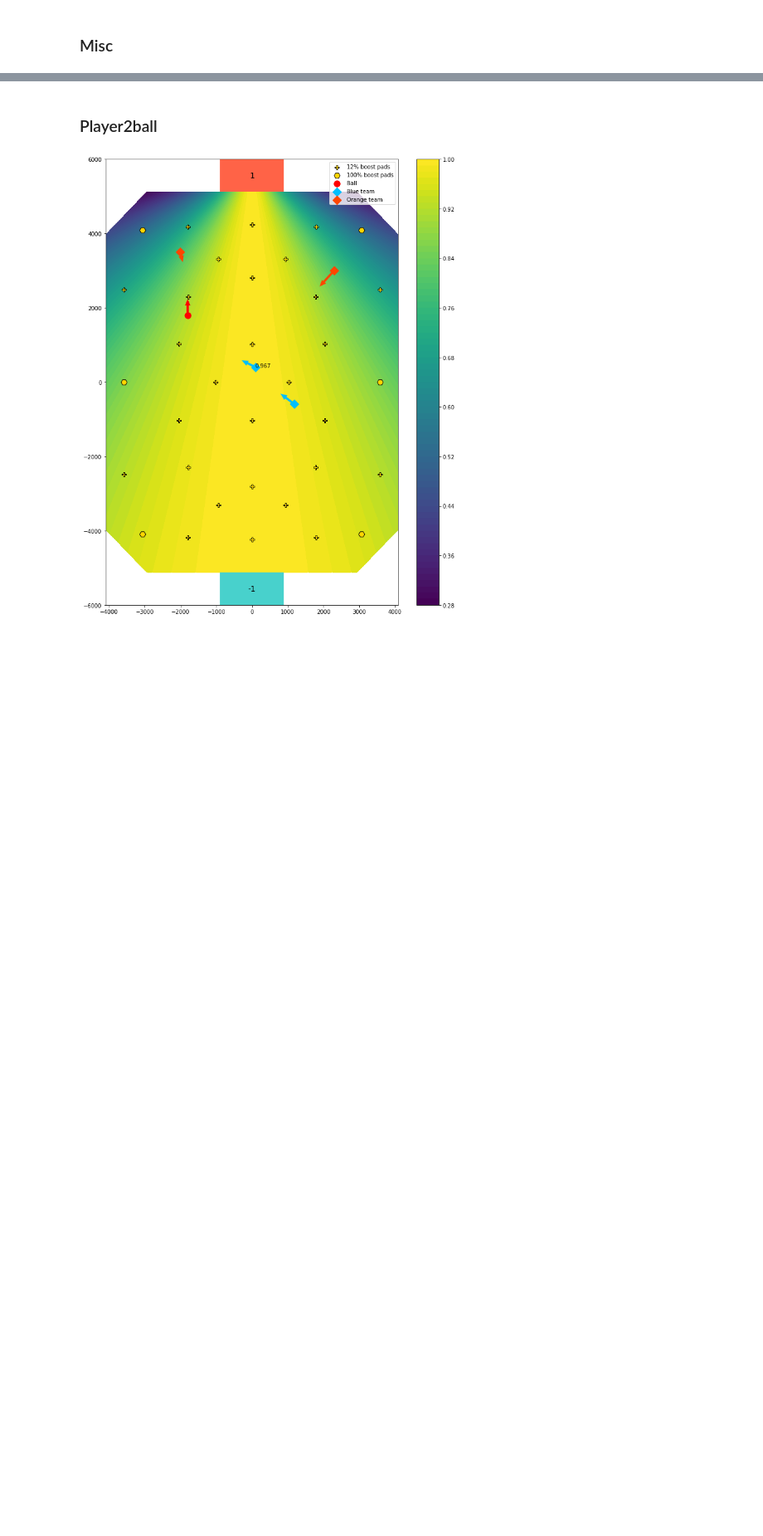
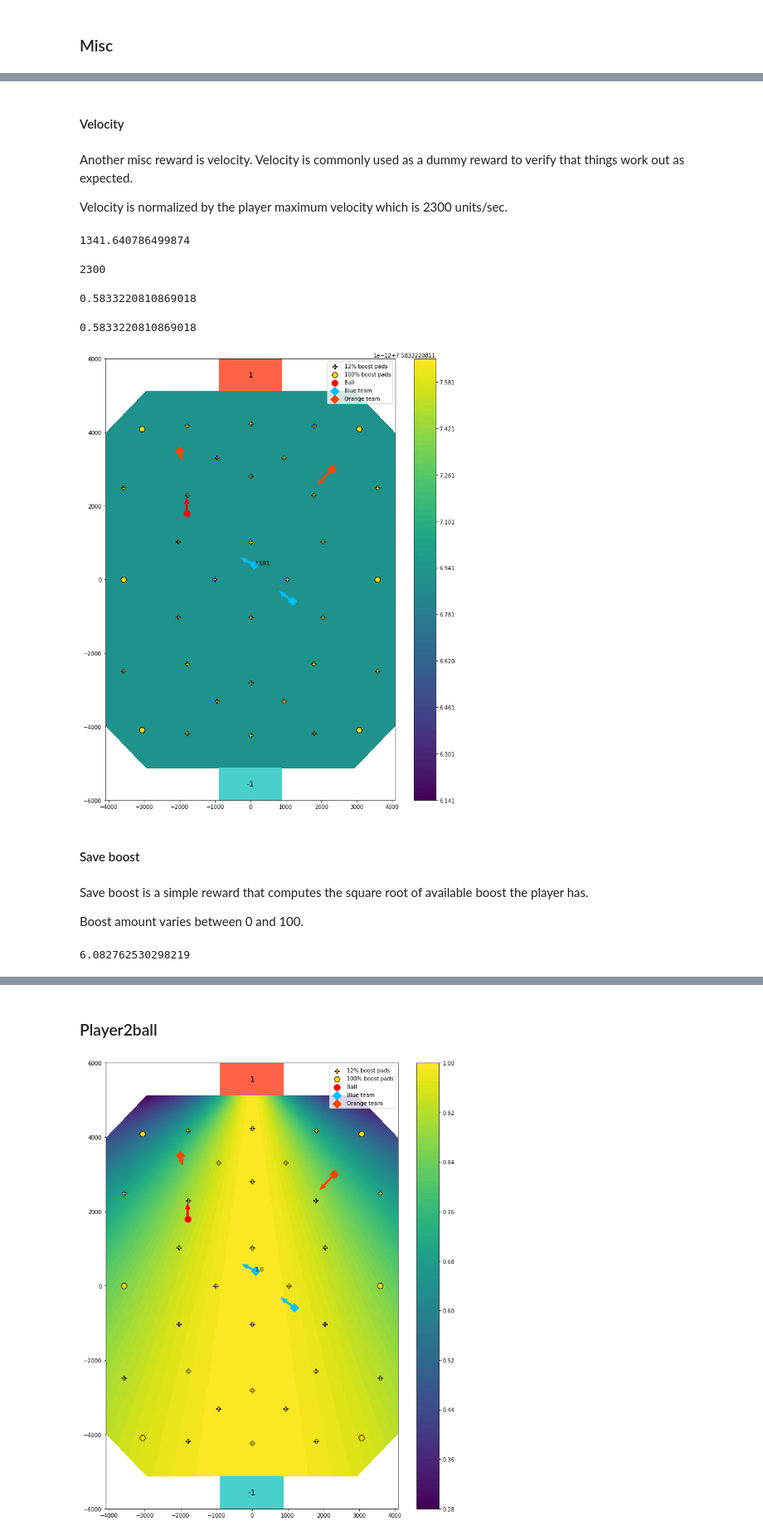
Before and after one commit to Enkhai/lucy-utils, a Jupyter notebook: examples/16_reward_shaping/analysis.ipynb, the cells around one changed output, grey strips where cells are left out. Shown at 83% size. Saved outputs shown, nothing was run; the diff lists cells and outputs as text; code cells hidden in the pictures; blank space fills up the shorter version.

```diff
--- a/examples/16_reward_shaping/analysis.ipynb
+++ b/examples/16_reward_shaping/analysis.ipynb
@@ -281,0 +422,43 @@ True
+# %% [markdown]
+#### Velocity
+# %% [markdown]
+Another misc reward is velocity. Velocity is commonly used as a dummy reward to verify that things work out as expected.
+
+Velocity is normalized by the player maximum velocity which is 2300 units/sec.
+# %%
+blue_lin_vels = np.array([[-1200, 600, 0],[-1200, 900, 0]])
+orange_lin_vels = np.array([[200, -700, 150],[-1000, -1100, 400]])
+player_lin_vels = (blue_lin_vels, orange_lin_vels)
+# %%
+np.linalg.norm(blue_lin_vels[0])
+# %% [output]
+1341.640786499874
+# %%
+common_values.CAR_MAX_SPEED
+# %% [output]
+2300
+# %%
+np.linalg.norm(blue_lin_vels[0]) / common_values.CAR_MAX_SPEED
+# %% [output]
+0.5833220810869018
+# %%
+common.velocity(blue_lin_vels[0])
+# %% [output]
+0.5833220810869018
+# %%
+event_vel_zs = event_zs + common.velocity(blue_lin_vels[0])
+# %%
+plotting.arena_contour(event_vel_zs,
+                       ball_position=ball_position,
+                       ball_lin_vel=ball_lin_velocity,
+                       player_positions=player_positions,
+                       player_lin_vels=player_lin_vels
+                       )
+# %% [output]
+[figure, added]
+# %% [markdown]
+#### Save boost
+# %% [markdown]
+Save boost is a simple reward that computes the square root of available boost the player has.
+
+Boost amount varies between 0 and 100.
@@ -281,0 +467,4 @@ True
+# %%
+common.save_boost(boost_amount)
+# %% [output]
+6.082762530298219
```
Also changed, not shown: parts of 52 cells of this notebook, 2 other files.
